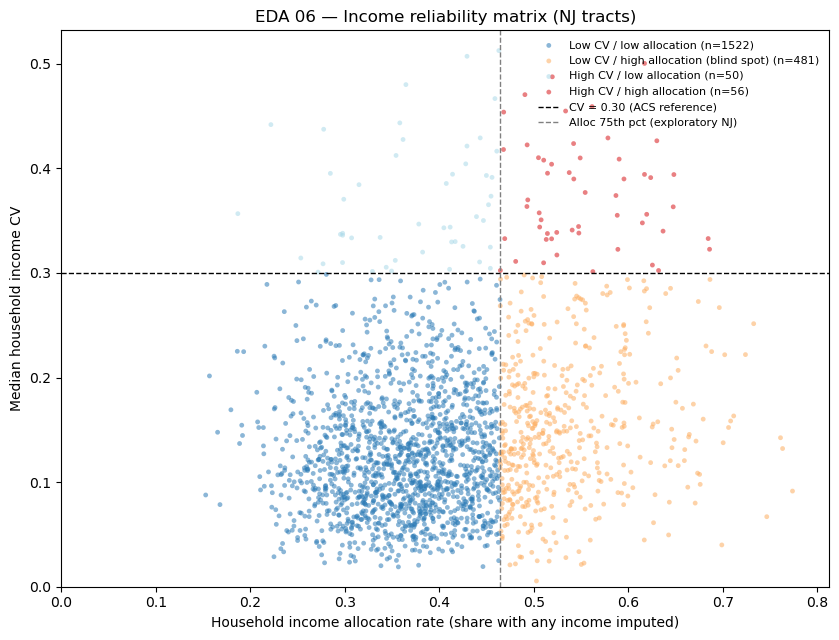
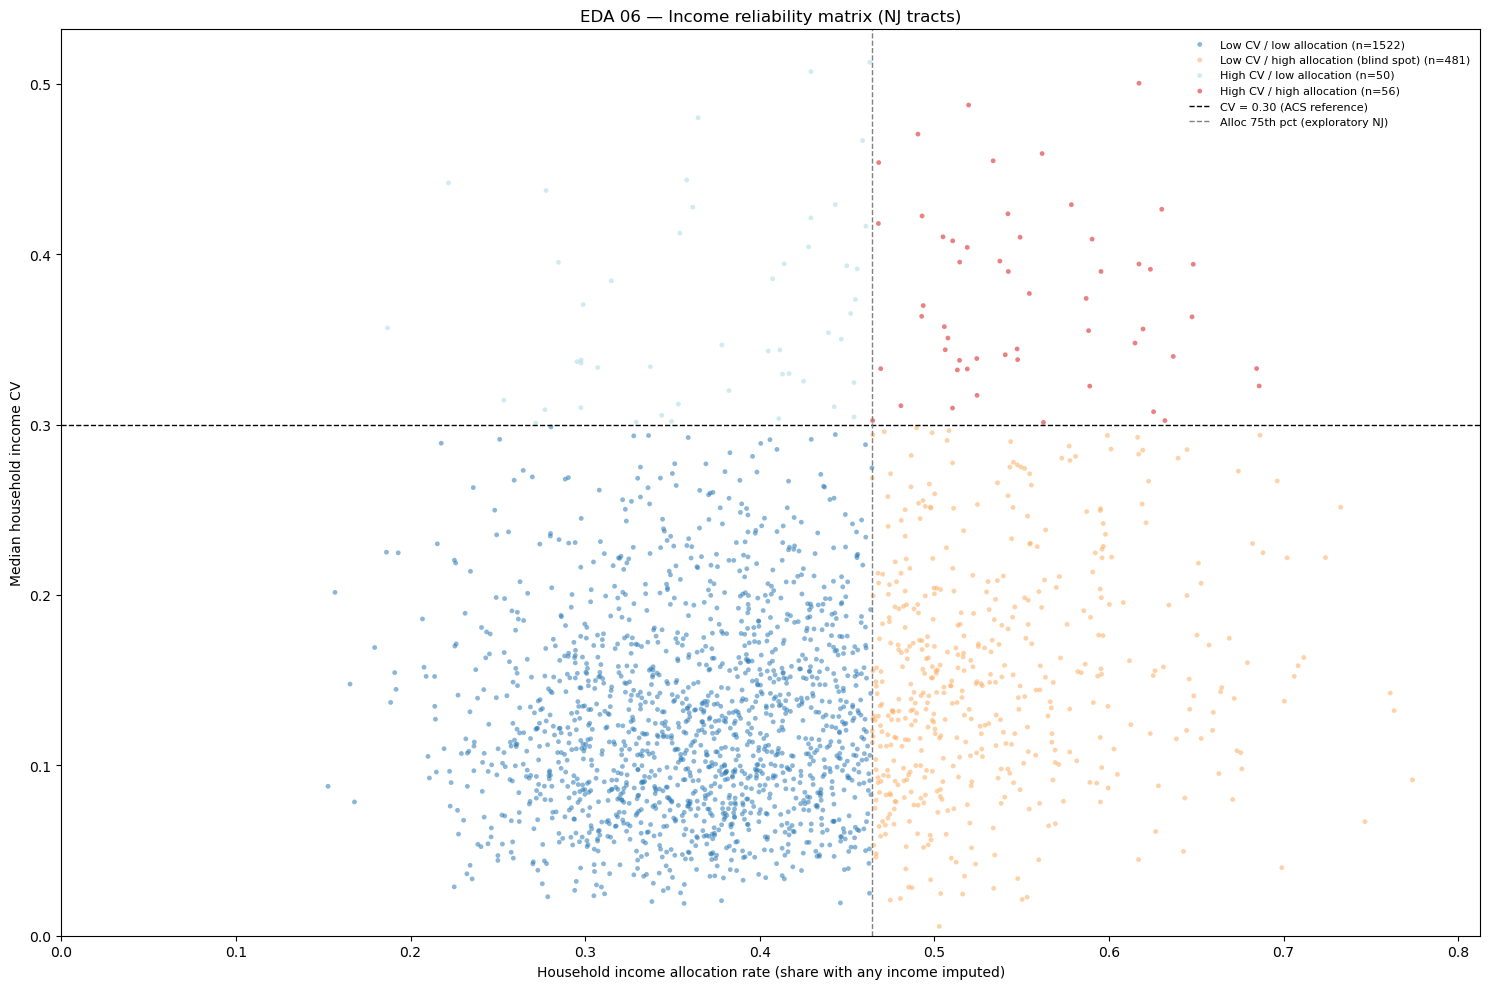
The change to this notebook cell's code, shown as a diff; its figure went from the first image to the second:
--- before
+++ after
@@ -1,4 +1,4 @@
 # Scatter matrix
-fig, ax = plt.subplots(figsize=(8.5, 6.5))
+fig, ax = plt.subplots(figsize=(15, 10))
 colors = {
     "low_cv_low_alloc": "#2c7bb6",

Commit: Expand EDA 07 findings in WORKLOG, re-run EDA 06 notebook